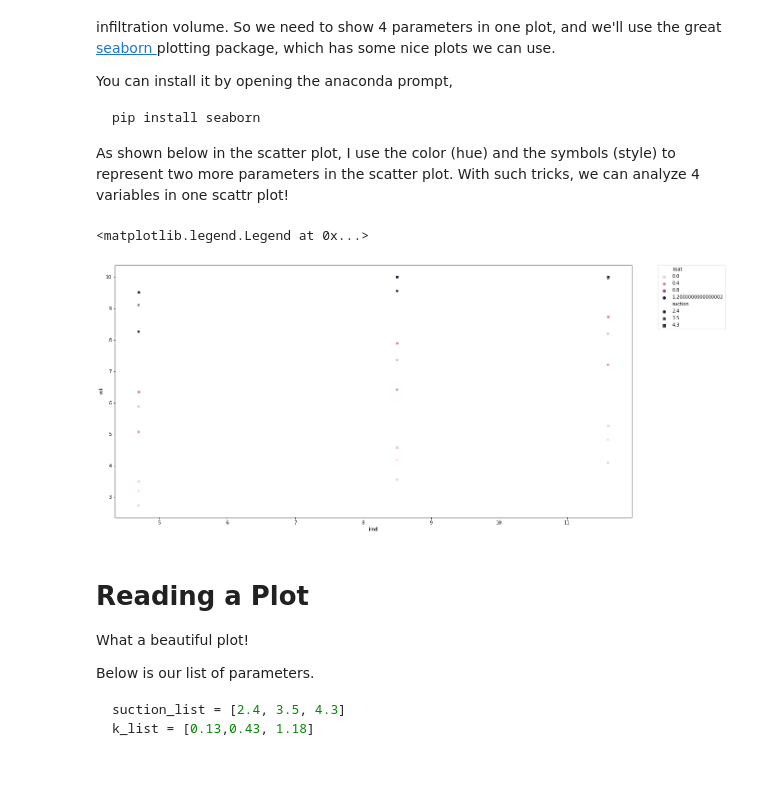
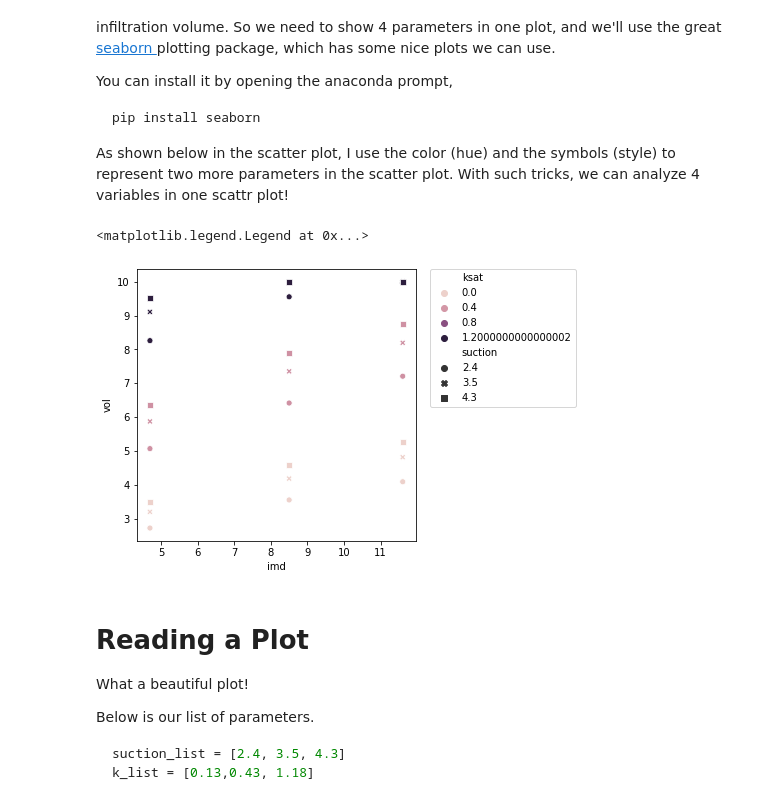
Before and after one commit to mel-meng/SewerAnalysis, a Jupyter notebook: examples/sensitivity_analysis/sensitivity_analysis_part2.ipynb, the cells around one changed output. Cells and saved outputs as stored; diff of their text form; code cells hidden in the pictures; blank space fills up the shorter version.

```diff
--- a/examples/sensitivity_analysis/sensitivity_analysis_part2.ipynb
+++ b/examples/sensitivity_analysis/sensitivity_analysis_part2.ipynb
@@ -282,14 +282,14 @@ pip install seaborn
 As shown below in the scatter plot, I use the color (hue) and the symbols (style) to represent two more parameters in the scatter plot. With such tricks, we can analyze 4 variables in one scattr plot!
 # %%
 import seaborn as sns
-plt.figure(figsize=(20,10))
+plt.figure(figsize=(5,5))
 sns.scatterplot(x="imd", y="vol",
                      hue="ksat", style="suction", data=param_table)
 
 plt.legend(bbox_to_anchor=(1.05, 1), loc=2, borderaxespad=0.)
 # %% [output]
 <matplotlib.legend.Legend at 0x...>
-[figure, old version]
+[figure, new version]
 # %% [markdown]
 # Reading a Plot
 What a beautiful plot!
```
Also changed, not shown: parts of 1 cell of this notebook.
